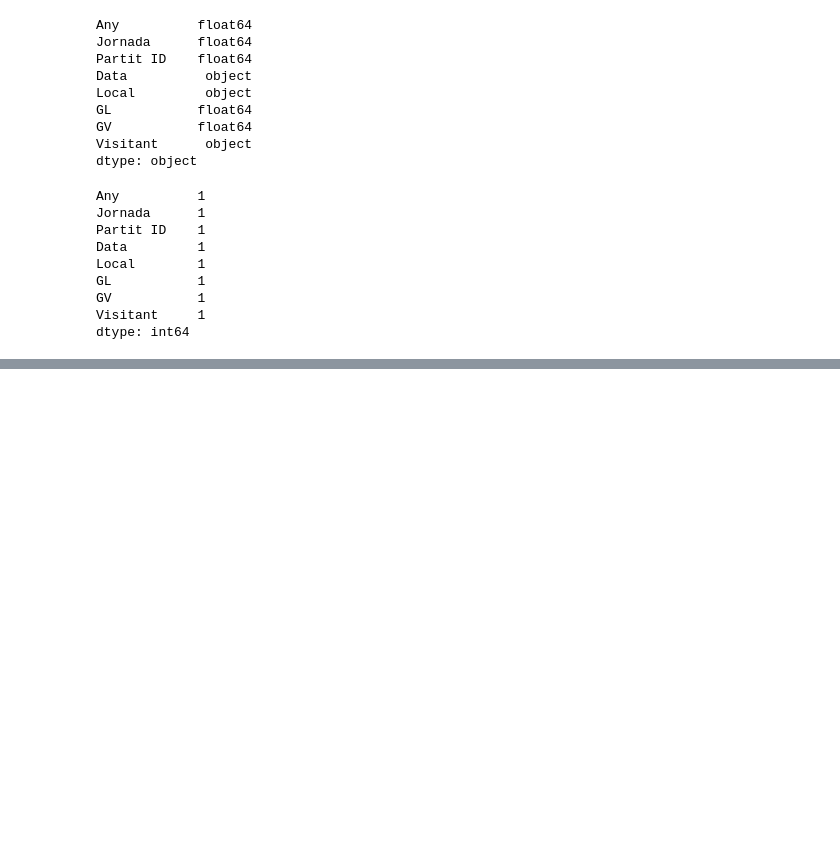
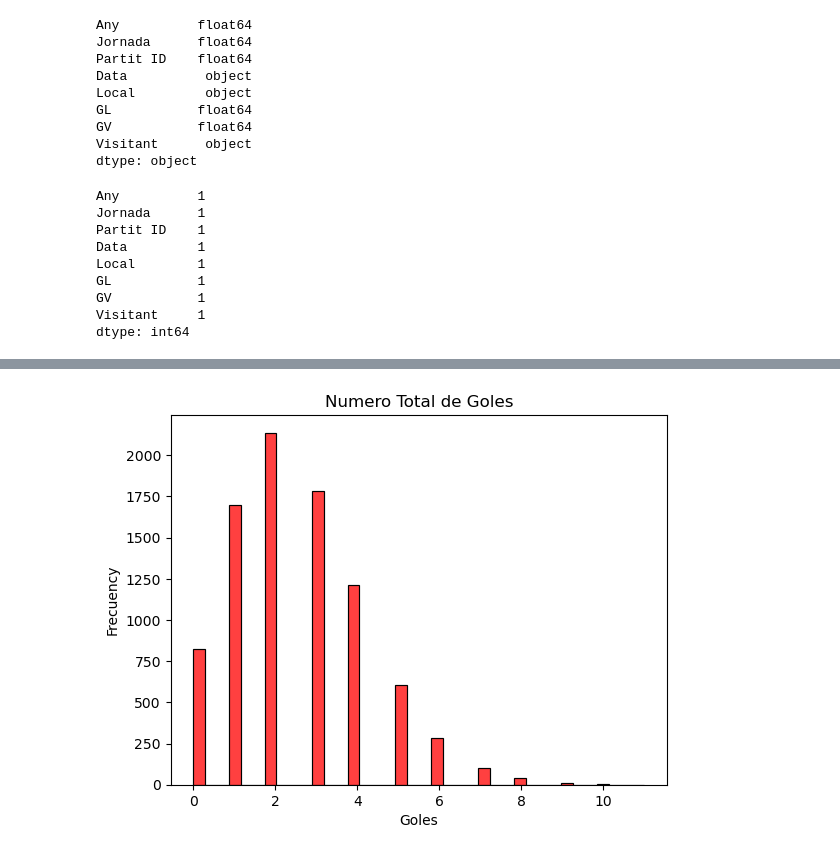
Before and after one commit to santiago861/Statistics, a Jupyter notebook: Weekly Exercises/week1/tarea1.ipynb, the cells around one changed output, grey strips where cells are left out. Cells and saved outputs as stored; diff of their text form; code cells hidden in the pictures; blank space fills up the shorter version.

```diff
--- a/Weekly Exercises/week1/tarea1.ipynb
+++ b/Weekly Exercises/week1/tarea1.ipynb
@@ -256,0 +272,3 @@ dataBase2WithoutNaN = dataBase2.dropna()
+# %%
+dataBase2WithoutNaN['numero_total_de_goles'] = dataBase2WithoutNaN['GL'] + dataBase2WithoutNaN['GV']
+dataBase2WithoutNaN
@@ -256,0 +340,9 @@ dataBase2WithoutNaN = dataBase2.dropna()
+# %%
+plt.figure()
+sns.histplot(dataBase2WithoutNaN['numero_total_de_goles'], color = 'red')
+plt.title('Numero Total de Goles')
+plt.xlabel('Goles')
+plt.ylabel('Frecuency')
+plt.show()
+# %% [output]
+[figure, added]
```
Also changed, not shown: parts of 12 cells of this notebook.
